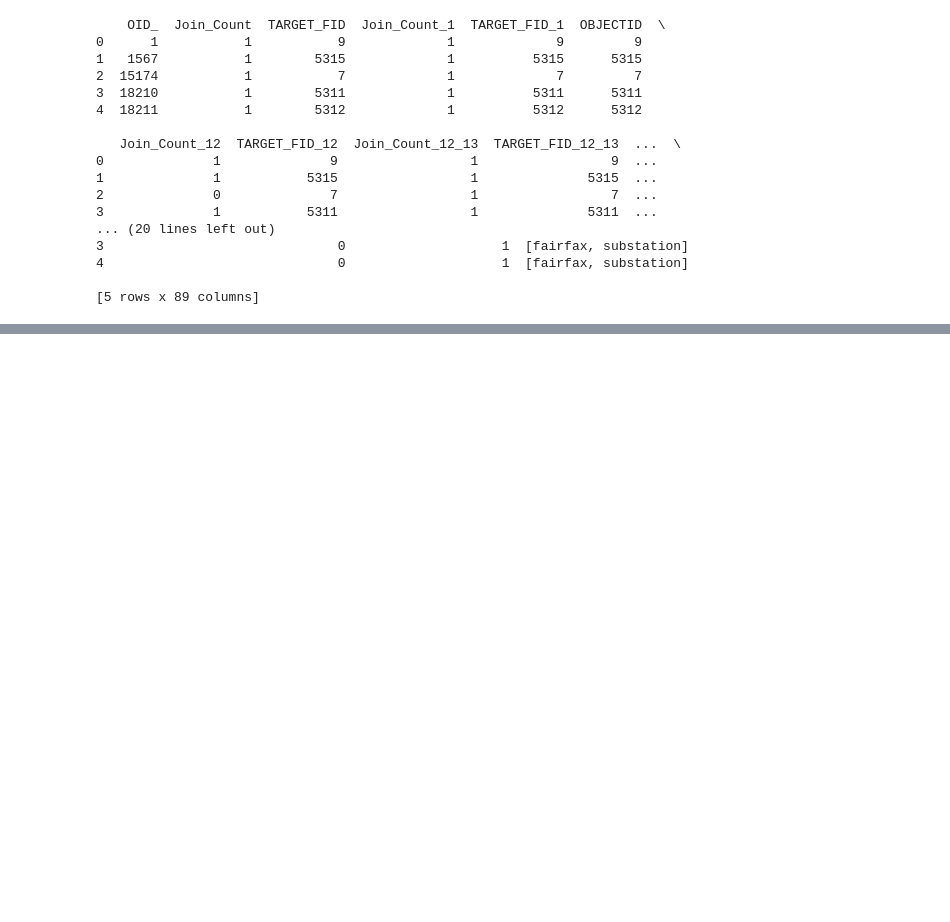
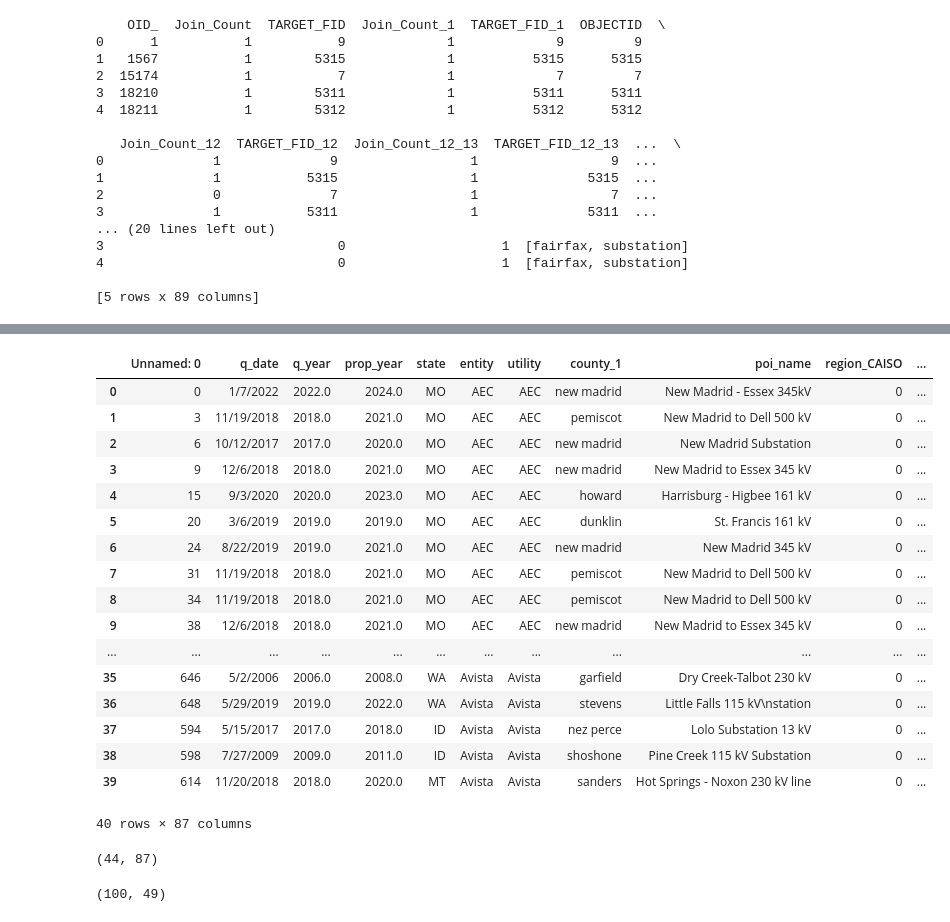
Before and after one commit to lsebin/Quennect, a Jupyter notebook: combine.ipynb, the cells around one changed output, grey strips where cells are left out. Cells and saved outputs as stored; diff of their text form; code cells hidden in the pictures; blank space fills up the shorter version.

```diff
--- a/combine.ipynb
+++ b/combine.ipynb
@@ -91,0 +98,8 @@ print(final_df.head())
+# %%
+f1sub['tokens'] = f1sub['name'].str.replace('-', ' ').str.lower().str.split().str[0]
+q['tokens'] = q['poi_name'].str.replace('-', ' ').str.lower().str.split().str[0]
+q['state'] = q['state'].str.strip()
+q['county_1'] = q['county_1'].str.strip().str.lower()
+states = q['state'].unique()
+f1sub['COUNTYNAME'] = f1sub['COUNTYNAME'].str.lower().str.strip()
+q_small =  q.head(100)
@@ -91,0 +143,50 @@ print(final_df.head())
+# %%
+q_joined = np.empty((0,87)) #initialize with col names maybe
+for state in states:
+    counties = q_small[q_small['state'] == str(state)]['county_1'].unique()
+    q_by_state = q_small[q_small['state'] == str(state)]
+    sub_by_state = f1sub[f1sub['STATE_ABBR'] == str(state)]
+
+
+    for i in q_by_state.index:
+        for j in sub_by_state.index:
+
+            if(q_by_state.loc[i, 'tokens'] == sub_by_state.loc[j, 'tokens']):
+                row_to_append = np.array(sub_by_state.loc[j])
+                dummy = np.concatenate((np.array(q_by_state.loc[i]), row_to_append))
+                q_joined = np.append(q_joined, [dummy], axis=0)
+                break
+# %%
+qcols = q.columns
+f1cols = f1sub.columns
+col_names = np.append(qcols, f1cols)
+q_total = pd.DataFrame(q_joined, columns = col_names)
+# %%
+q_total
+# %% [output]
+|  | Unnamed: 0 | q_date | q_year | prop_year | state | entity | utility | county_1 | poi_name | region_CAISO | ... |
+| 0 | 0 | 1/7/2022 | 2022.0 | 2024.0 | MO | AEC | AEC | new madrid | New Madrid - Essex 345kV | 0 | ... |
+| 1 | 3 | 11/19/2018 | 2018.0 | 2021.0 | MO | AEC | AEC | pemiscot | New Madrid to Dell 500 kV | 0 | ... |
+| 2 | 6 | 10/12/2017 | 2017.0 | 2020.0 | MO | AEC | AEC | new madrid | New Madrid Substation | 0 | ... |
+| 3 | 9 | 12/6/2018 | 2018.0 | 2021.0 | MO | AEC | AEC | new madrid | New Madrid to Essex 345 kV | 0 | ... |
+| 4 | 15 | 9/3/2020 | 2020.0 | 2023.0 | MO | AEC | AEC | howard | Harrisburg - Higbee 161 kV | 0 | ... |
+| 5 | 20 | 3/6/2019 | 2019.0 | 2019.0 | MO | AEC | AEC | dunklin | St. Francis 161 kV | 0 | ... |
+| 6 | 24 | 8/22/2019 | 2019.0 | 2021.0 | MO | AEC | AEC | new madrid | New Madrid 345 kV | 0 | ... |
+| 7 | 31 | 11/19/2018 | 2018.0 | 2021.0 | MO | AEC | AEC | pemiscot | New Madrid to Dell 500 kV | 0 | ... |
+| 8 | 34 | 11/19/2018 | 2018.0 | 2021.0 | MO | AEC | AEC | pemiscot | New Madrid to Dell 500 kV | 0 | ... |
+| 9 | 38 | 12/6/2018 | 2018.0 | 2021.0 | MO | AEC | AEC | new madrid | New Madrid to Essex 345 kV | 0 | ... |
+| ... | ... | ... | ... | ... | ... | ... | ... | ... | ... | ... | ... |
+| 35 | 646 | 5/2/2006 | 2006.0 | 2008.0 | WA | Avista | Avista | garfield | Dry Creek-Talbot 230 kV | 0 | ... |
+| 36 | 648 | 5/29/2019 | 2019.0 | 2022.0 | WA | Avista | Avista | stevens | Little Falls 115 kV\nstation | 0 | ... |
+| 37 | 594 | 5/15/2017 | 2017.0 | 2018.0 | ID | Avista | Avista | nez perce | Lolo Substation 13 kV | 0 | ... |
+| 38 | 598 | 7/27/2009 | 2009.0 | 2011.0 | ID | Avista | Avista | shoshone | Pine Creek 115 kV Substation | 0 | ... |
+| 39 | 614 | 11/20/2018 | 2018.0 | 2020.0 | MT | Avista | Avista | sanders | Hot Springs - Noxon 230 kV line | 0 | ... |
+40 rows × 87 columns
+# %%
+q_joined.shape
+# %% [output]
+(44, 87)
+# %%
+q_small.shape
+# %% [output]
+(100, 49)
```
Also changed, not shown: parts of 2 cells of this notebook.
